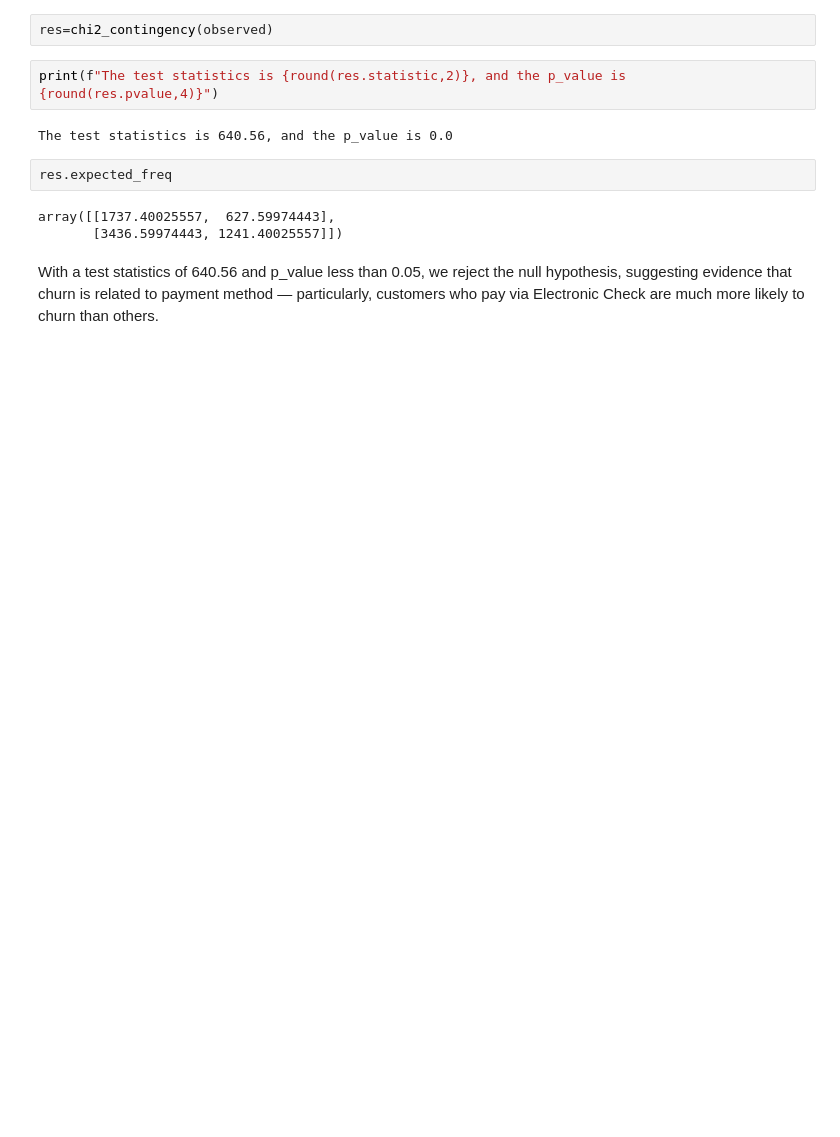
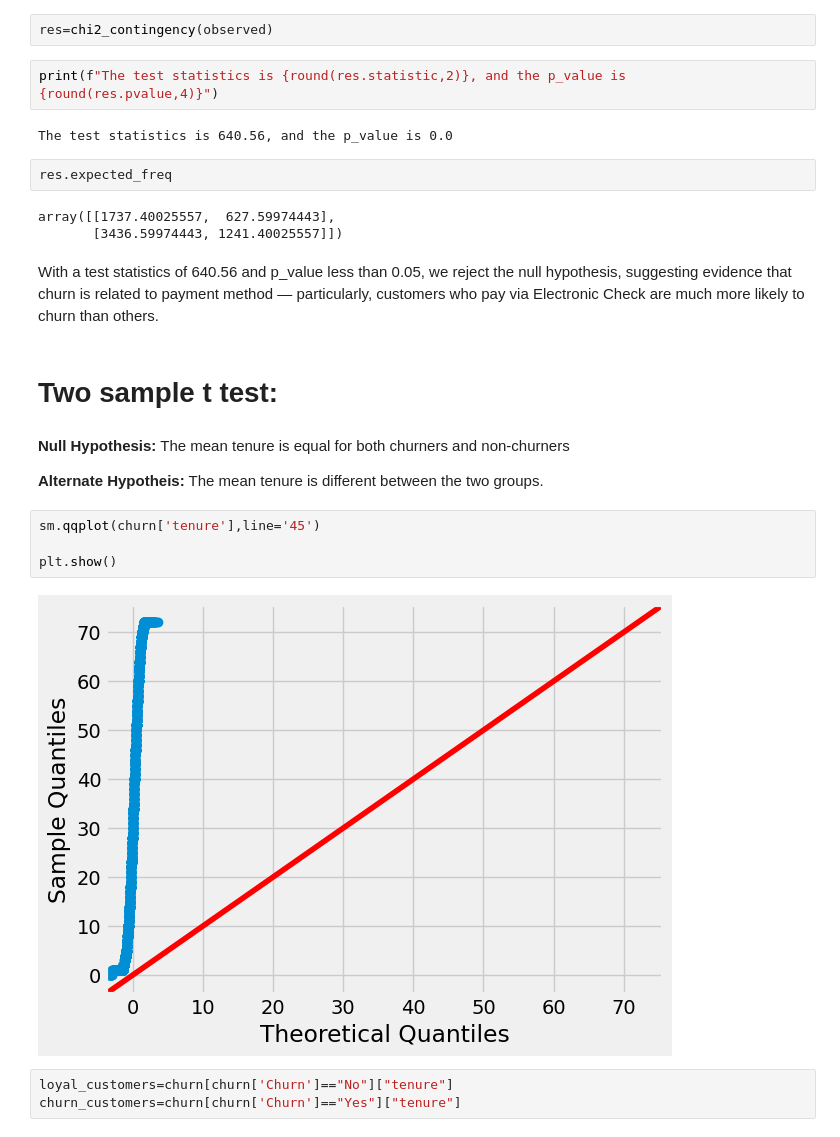
Before and after one commit to Arej02/model_selection, a Jupyter notebook: Statistics/Manual Data/Churn_Customers.ipynb, the cells around one changed output. Drawn from its saved outputs; the diff is of its cells as text; blank space fills up the shorter version.

Commit message:
ttest and chi test

```diff
--- a/Statistics/Manual Data/Churn_Customers.ipynb
+++ b/Statistics/Manual Data/Churn_Customers.ipynb
@@ -77,3 +77,18 @@ array([[1737.40025557,  627.59974443],
        [3436.59974443, 1241.40025557]])
 # %% [markdown]
 With a test statistics of 640.56 and p_value less than 0.05, we reject the null hypothesis, suggesting evidence that churn is related to payment method — particularly, customers who pay via Electronic Check are much more likely to churn than others.
+# %% [markdown]
+# Two sample t test:
+# %% [markdown]
+**Null Hypothesis:** The mean tenure is equal for both churners and non-churners
+
+**Alternate Hypotheis:** The mean tenure is different between the two groups.
+# %%
+sm.qqplot(churn['tenure'],line='45')
+
+plt.show()
+# %% [output]
+[figure, added]
+# %%
+loyal_customers=churn[churn['Churn']=="No"]["tenure"]
+churn_customers=churn[churn['Churn']=="Yes"]["tenure"]
```
Also changed, not shown: parts of 13 cells of this notebook.
